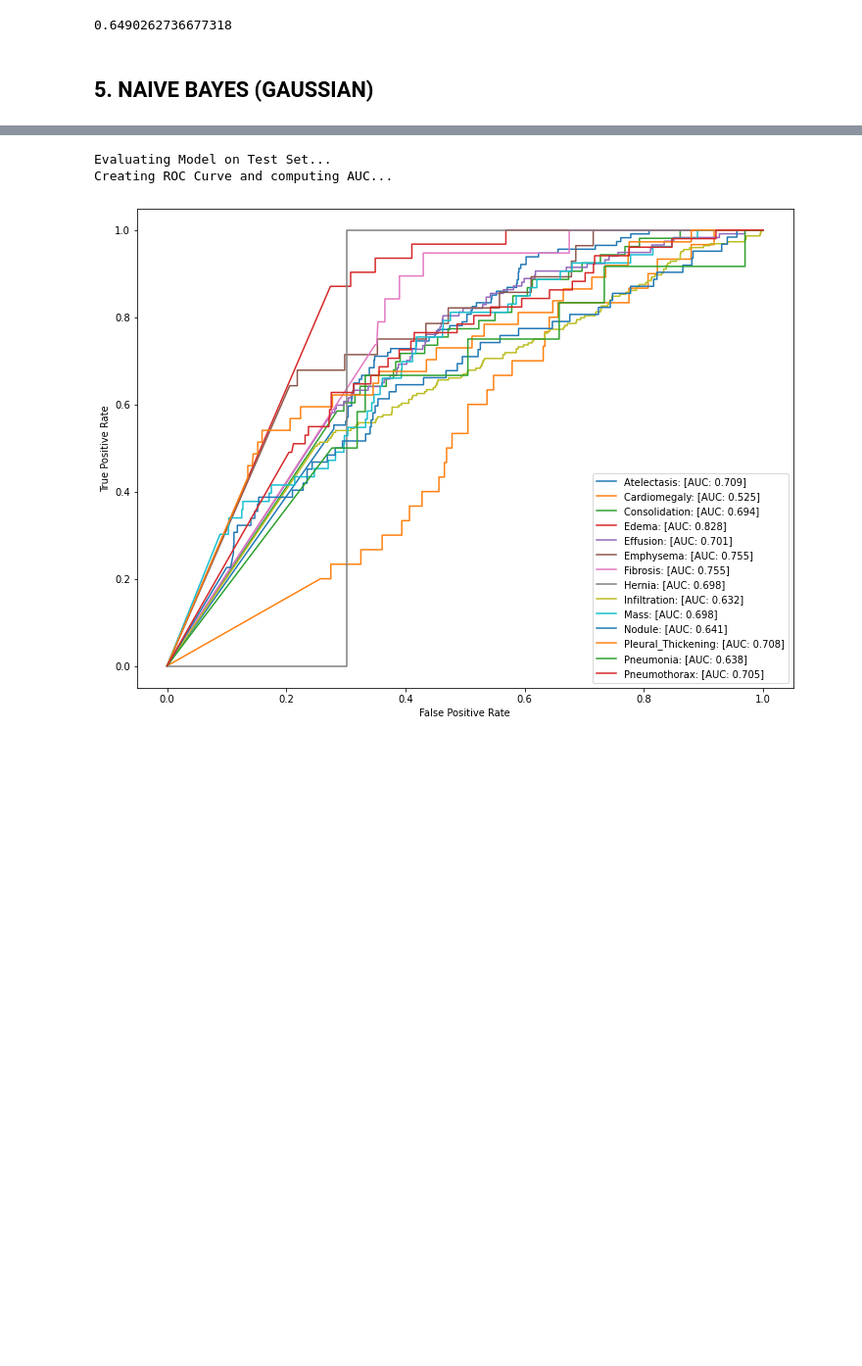
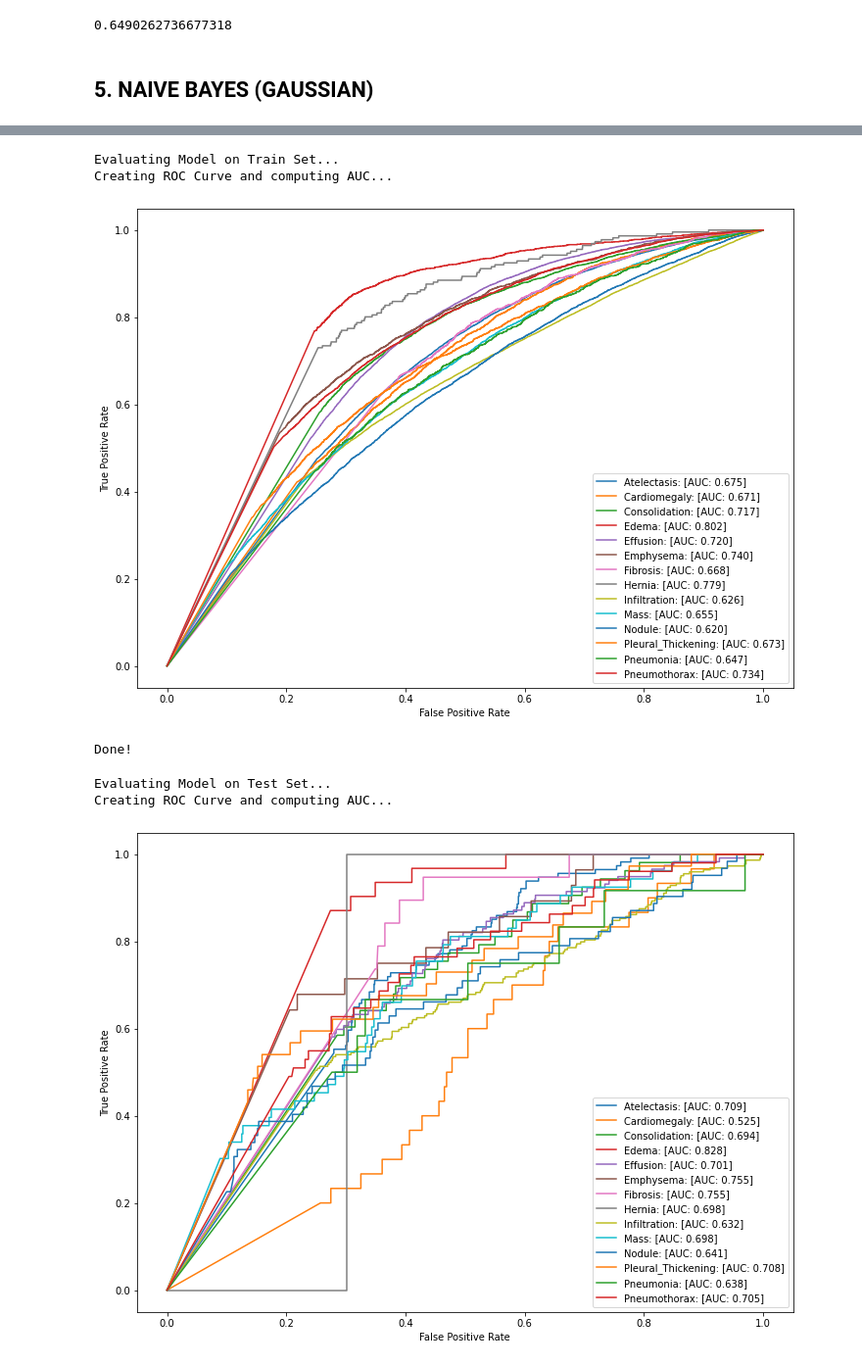
Before and after one commit to arshmodak/NIH_Chest_XRays_Disease_Detection, a Jupyter notebook: ML_on_CNN_Features.ipynb, the cells around one changed output, grey strips where cells are left out. Shown at 98% size. Saved outputs shown, nothing was run; the diff lists cells and outputs as text; code cells hidden in the pictures; blank space fills up the shorter version.

```diff
--- a/ML_on_CNN_Features.ipynb
+++ b/ML_on_CNN_Features.ipynb
@@ -428,3 +445,14 @@ save_model(bernoulliNB, filepath)
+# %%
+print("Evaluating Model on Train Set...")
+y_preds = gaussianNB.predict_proba(X_train)
+print("Creating ROC Curve and computing AUC...")
+auc_dict = plot_roc_curve(class_dict, y_preds, y_train, get_auc=True)
+print("Done!")
+# %% [output]
+Evaluating Model on Train Set...
+Creating ROC Curve and computing AUC...
+[figure, added]
+Done!
 # %%
 print("Evaluating Model on Test Set...")
 y_preds = gaussianNB.predict_proba(X_test)
```
Also changed, not shown: parts of 10 cells of this notebook.
